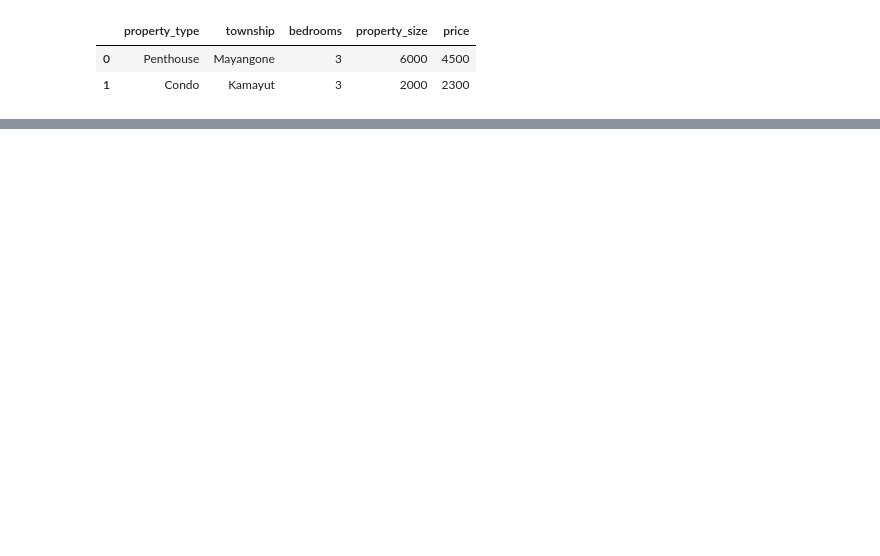
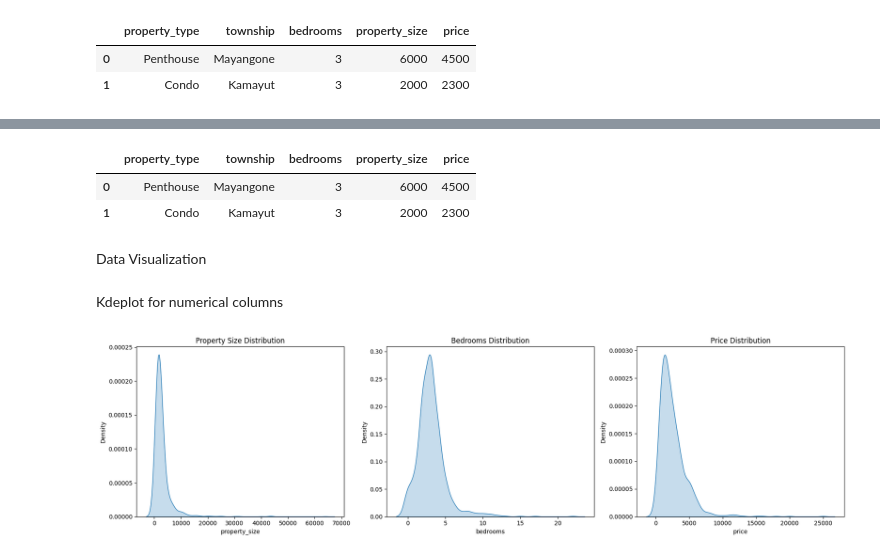
Before and after one commit to EiPhyuSinn/Data_science_end_to_end, a Jupyter notebook: EDA/data_analysis.ipynb, the cells around one changed output, grey strips where cells are left out. Drawn from its saved outputs; the diff is of its cells as text; code cells hidden in the pictures; blank space fills up the shorter version.

Commit message:
Data visualization

```diff
--- a/EDA/data_analysis.ipynb
+++ b/EDA/data_analysis.ipynb
@@ -91,0 +105,3 @@ df.head(2)
+# %%
+data = pd.read_csv('/home/gwm-279/Documents/Data_science_end_to_end/data/properties.csv',index_col=False)
+data = data.drop('Unnamed: 0', axis=1)
@@ -91,0 +137,11 @@ df.head(2)
+# %%
+def parse_property_type(x):
+    x = str(x).strip()
+    if "," in x:
+        return x.split(',')[1].strip()
+    return x
+
+data['property_type'] = data['property_type'].apply(parse_property_type)
+counts = data['property_type'].value_counts()
+data = data[data['property_type'].isin(counts[counts>10].index)]
+data['property_type'].value_counts()
@@ -91,0 +179,5 @@ df.head(2)
+# %%
+counts = data['township'].value_counts()
+
+data = data[data['township'].isin(counts[counts > 10].index)]
+data['township'].value_counts()
@@ -91,0 +203,29 @@ df.head(2)
+# %%
+data.head(2)
+# %% [output]
+|  | property_type | township | bedrooms | property_size | price |
+| 0 | Penthouse | Mayangone | 3 | 6000 | 4500 |
+| 1 | Condo | Kamayut | 3 | 2000 | 2300 |
+# %% [markdown]
+Data Visualization
+# %% [markdown]
+Kdeplot for numerical columns
+# %%
+import matplotlib.pyplot as plt
+import seaborn as sns
+
+fig, axes = plt.subplots(1, 3, figsize=(18, 5))
+
+sns.kdeplot(data['property_size'], fill=True, ax=axes[0])
+axes[0].set_title('Property Size Distribution')
+
+sns.kdeplot(data['bedrooms'], fill=True, ax=axes[1])
+axes[1].set_title('Bedrooms Distribution')
+
+sns.kdeplot(data['price'], fill=True, ax=axes[2])
+axes[2].set_title('Price Distribution')
+
+plt.tight_layout()
+plt.show()
+# %% [output]
+[figure, added]
```
Also changed, not shown: parts of 19 cells of this notebook.
